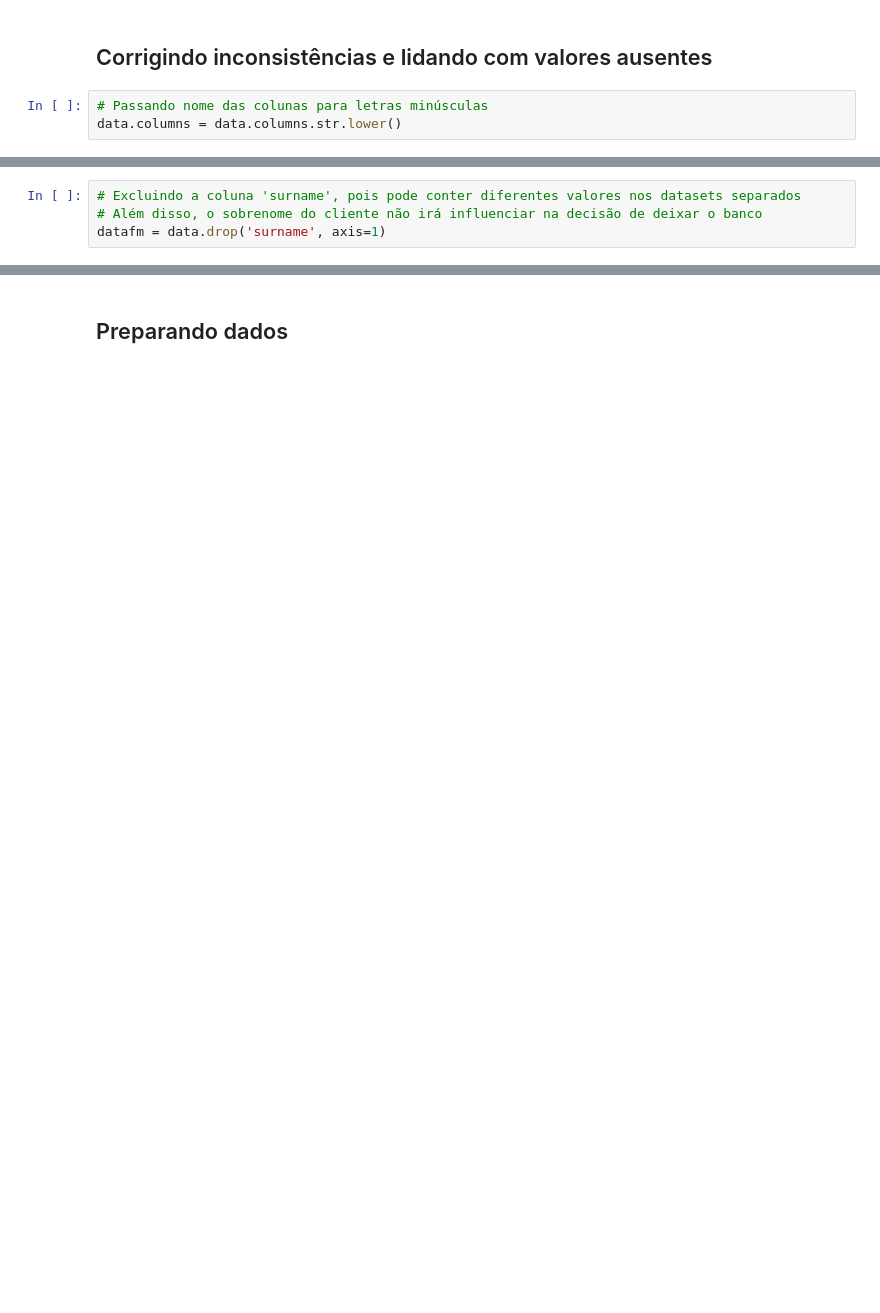
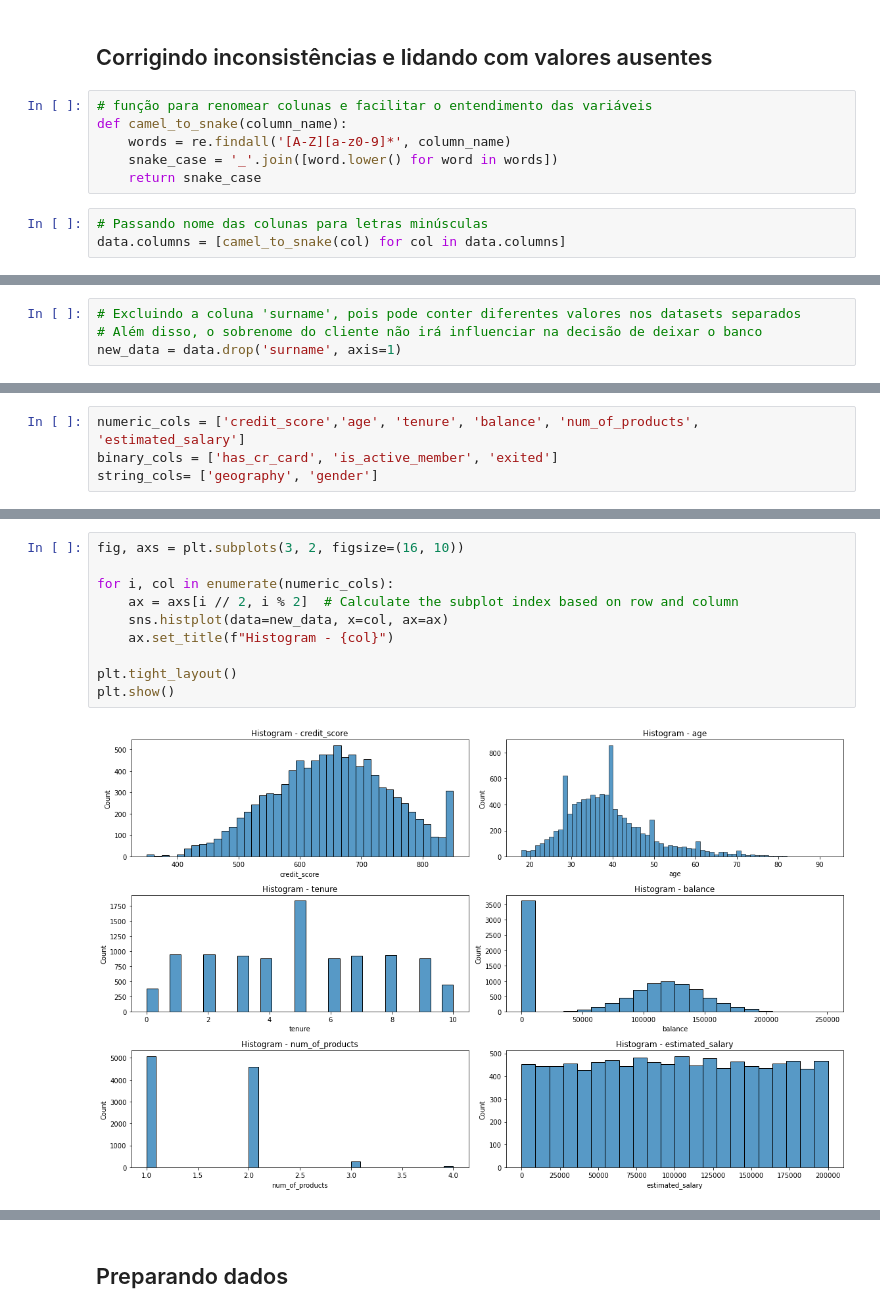
Before and after one commit to liviatorresm/practicum-projects, a Jupyter notebook: beta_bank_churn/Beta_Bank_Churn .ipynb, the cells around one changed output, grey strips where cells are left out. Cells and saved outputs as stored; diff of their text form; blank space fills up the shorter version.

```diff
--- a/beta_bank_churn/Beta_Bank_Churn .ipynb
+++ b/beta_bank_churn/Beta_Bank_Churn .ipynb
@@ -87,6 +99,12 @@ memory usage: 1.1+ MB
 # %% [markdown]
 ## Corrigindo inconsistências e lidando com valores ausentes
+# %%
+# função para renomear colunas e facilitar o entendimento das variáveis
+def camel_to_snake(column_name):
+    words = re.findall('[A-Z][a-z0-9]*', column_name)
+    snake_case = '_'.join([word.lower() for word in words])
+    return snake_case
 # %%
 # Passando nome das colunas para letras minúsculas
-data.columns = data.columns.str.lower()
+data.columns = [camel_to_snake(col) for col in data.columns]
 # %%
@@ -114,4 +132,4 @@ dtype: float64
 # %%
 # Excluindo a coluna 'surname', pois pode conter diferentes valores nos datasets separados
 # Além disso, o sobrenome do cliente não irá influenciar na decisão de deixar o banco
-datafm = data.drop('surname', axis=1)
+new_data = data.drop('surname', axis=1)
@@ -117,0 +157,4 @@ datafm = data.drop('surname', axis=1)
+# %%
+numeric_cols = ['credit_score','age', 'tenure', 'balance', 'num_of_products', 'estimated_salary']
+binary_cols = ['has_cr_card', 'is_active_member', 'exited']
+string_cols= ['geography', 'gender']
@@ -117,0 +170,12 @@ datafm = data.drop('surname', axis=1)
+# %%
+fig, axs = plt.subplots(3, 2, figsize=(16, 10))
+
+for i, col in enumerate(numeric_cols):
+    ax = axs[i // 2, i % 2]  # Calculate the subplot index based on row and column
+    sns.histplot(data=new_data, x=col, ax=ax)
+    ax.set_title(f"Histogram - {col}")
+
+plt.tight_layout()
+plt.show()
+# %% [output]
+[figure, added]
```
Also changed, not shown: parts of 37 cells of this notebook, 33 other files.
